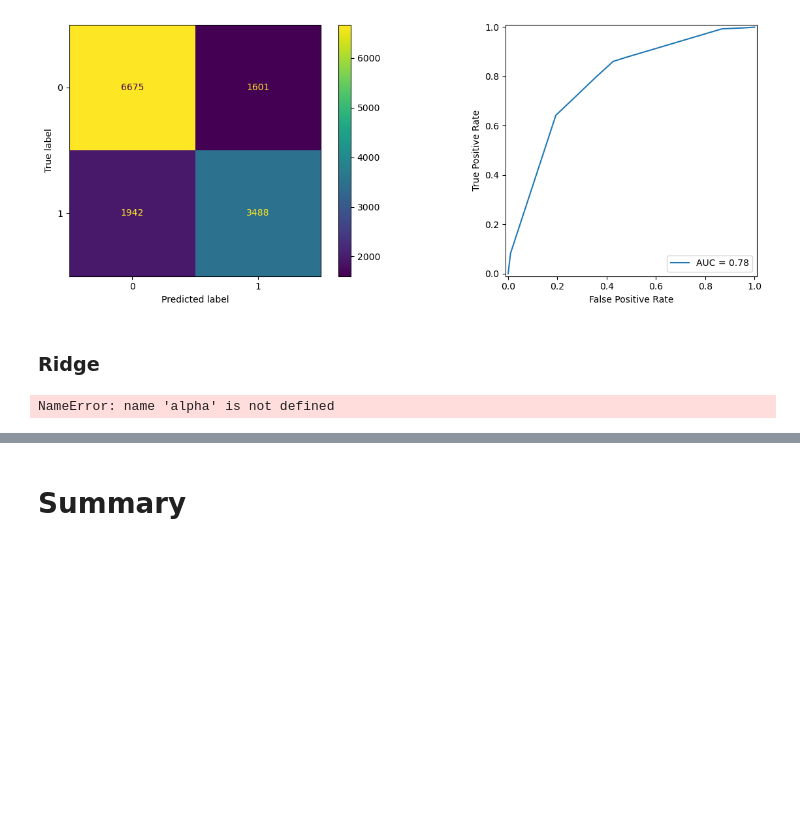
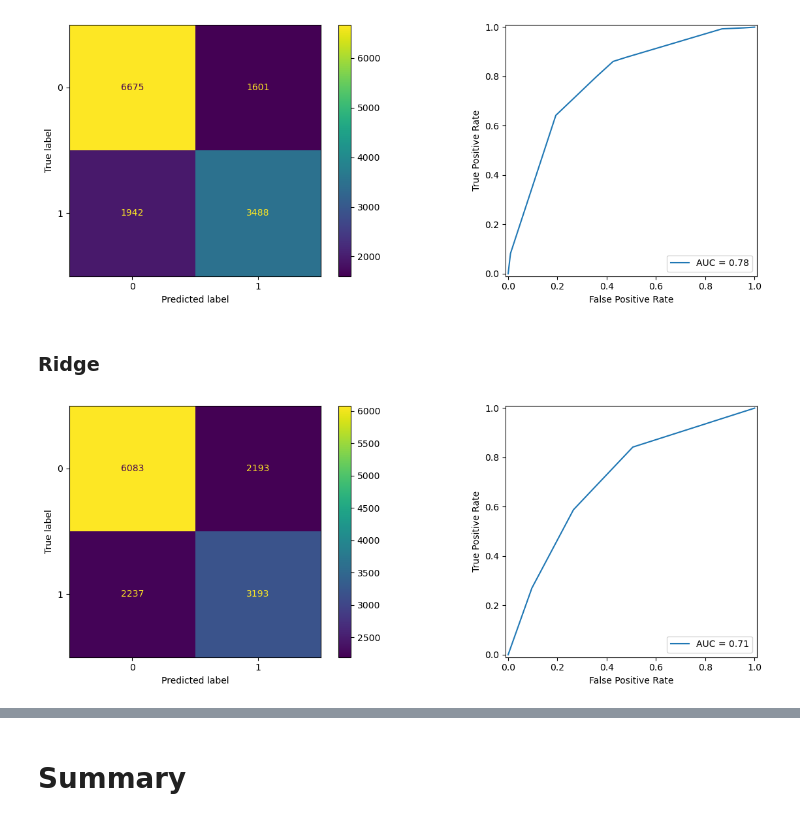
Before and after one commit to davestange/predict_plays, a Jupyter notebook: predict.ipynb, the cells around one changed output, grey strips where cells are left out. Saved outputs shown, nothing was run; the diff lists cells and outputs as text; code cells hidden in the pictures; blank space fills up the shorter version.

```diff
--- a/predict.ipynb
+++ b/predict.ipynb
@@ -28,6 +28,9 @@ decision_tree__max_depth = 3
 decision_tree__max_features = None
 decision_tree__features = None#['wr_count', 'rb_count', 'form_SHOTGUN', 'form_SINGLEBACK']
 svc__features = None #['is_inside_two_mins', 'wr_count', 'te_count', 'rb_count', 'form_SHOTGUN', 'form_SINGLEBACK']
+random_forest__max_features = 7
+random_forest__n_estimators = 3
+gradient_boost__n_estimators = 32
 # %% [markdown]
 # Initializing Data
 # %% [markdown]
@@ -705,12 +789,14 @@ ModelTrainer(model_name,
 # %% [markdown]
 ### Ridge
 # %%
-model_name = f"Ridge (alpha={alpha}) with StandardScaler"
-model = Ridge(alpha=alpha)
+model_name = f"Ridge with StandardScaler"
+model = Ridge()
+model = RandomForestClassifier(n_estimators=random_forest__n_estimators,
+                               max_features=random_forest__max_features,
+                               oob_score=True)
 ModelTrainer(model_name,
-             Pipeline([
-                 ('transformer', col_trans),
-                 ('regression', model)
+            Pipeline([
+                ('regression', model)
             ])).run()
 # %% [output]
-NameError: name 'alpha' is not defined
+[figure, added]
```
Also changed, not shown: parts of 12 cells of this notebook, 2 other files.
